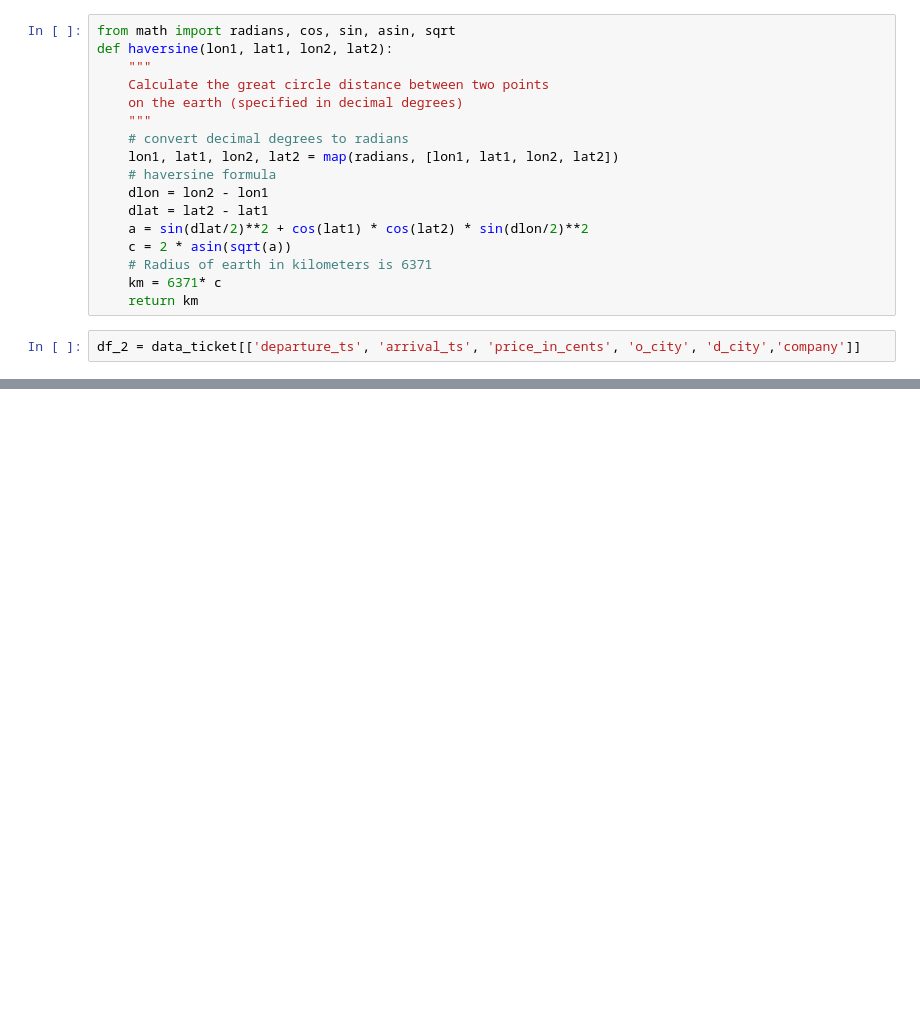
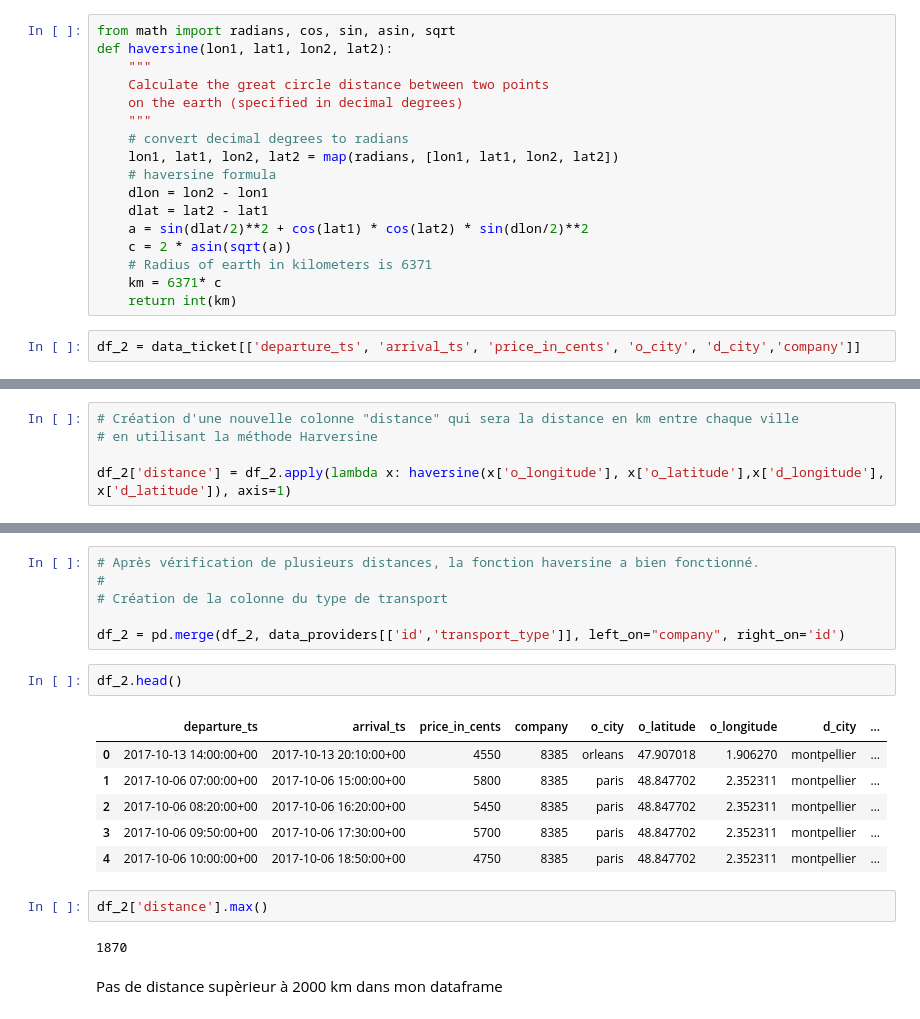
Before and after one commit to SylvainBallerini/test_technique_tictactrip, a Jupyter notebook: Test_technique_Tictactrip.ipynb, the cells around one changed output, grey strips where cells are left out. Cells and saved outputs as stored; diff of their text form; blank space fills up the shorter version.

```diff
--- a/Test_technique_Tictactrip.ipynb
+++ b/Test_technique_Tictactrip.ipynb
@@ -266,7 +331,7 @@ def haversine(lon1, lat1, lon2, lat2):
     c = 2 * asin(sqrt(a))
     # Radius of earth in kilometers is 6371
     km = 6371* c
-    return km
+    return int(km)
 # %%
 df_2 = data_ticket[['departure_ts', 'arrival_ts', 'price_in_cents', 'o_city', 'd_city','company']]
 # %%
@@ -291,3 +356,8 @@ df_2.head()
 | 2 | 2017-10-13 13:27:00+00 | 2017-10-14 21:24:00+00 | 7400 | 8377 | orleans | 47.907018 | 1.90627 | montpellier | ... |
 | 3 | 2017-10-13 13:27:00+00 | 2017-10-14 11:02:00+00 | 13500 | 8377 | orleans | 47.907018 | 1.90627 | montpellier | ... |
 | 4 | 2017-10-13 21:46:00+00 | 2017-10-14 19:32:00+00 | 7710 | 8381 | orleans | 47.907018 | 1.90627 | montpellier | ... |
+# %%
+# Création d'une nouvelle colonne "distance" qui sera la distance en km entre chaque ville
+# en utilisant la méthode Harversine
+
+df_2['distance'] = df_2.apply(lambda x: haversine(x['o_longitude'], x['o_latitude'],x['d_longitude'], x['d_latitude']), axis=1)
@@ -293,0 +395,21 @@ df_2.head()
+# %%
+# Après vérification de plusieurs distances, la fonction haversine a bien fonctionné.
+#
+# Création de la colonne du type de transport
+
+df_2 = pd.merge(df_2, data_providers[['id','transport_type']], left_on="company", right_on='id')
+# %%
+df_2.head()
+# %% [output]
+|  | departure_ts | arrival_ts | price_in_cents | company | o_city | o_latitude | o_longitude | d_city | ... |
+| 0 | 2017-10-13 14:00:00+00 | 2017-10-13 20:10:00+00 | 4550 | 8385 | orleans | 47.907018 | 1.906270 | montpellier | ... |
+| 1 | 2017-10-06 07:00:00+00 | 2017-10-06 15:00:00+00 | 5800 | 8385 | paris | 48.847702 | 2.352311 | montpellier | ... |
+| 2 | 2017-10-06 08:20:00+00 | 2017-10-06 16:20:00+00 | 5450 | 8385 | paris | 48.847702 | 2.352311 | montpellier | ... |
+| 3 | 2017-10-06 09:50:00+00 | 2017-10-06 17:30:00+00 | 5700 | 8385 | paris | 48.847702 | 2.352311 | montpellier | ... |
+| 4 | 2017-10-06 10:00:00+00 | 2017-10-06 18:50:00+00 | 4750 | 8385 | paris | 48.847702 | 2.352311 | montpellier | ... |
+# %%
+df_2['distance'].max()
+# %% [output]
+1870
+# %% [markdown]
+Pas de distance supèrieur à 2000 km dans mon dataframe
```
Also changed, not shown: parts of 55 cells of this notebook.
